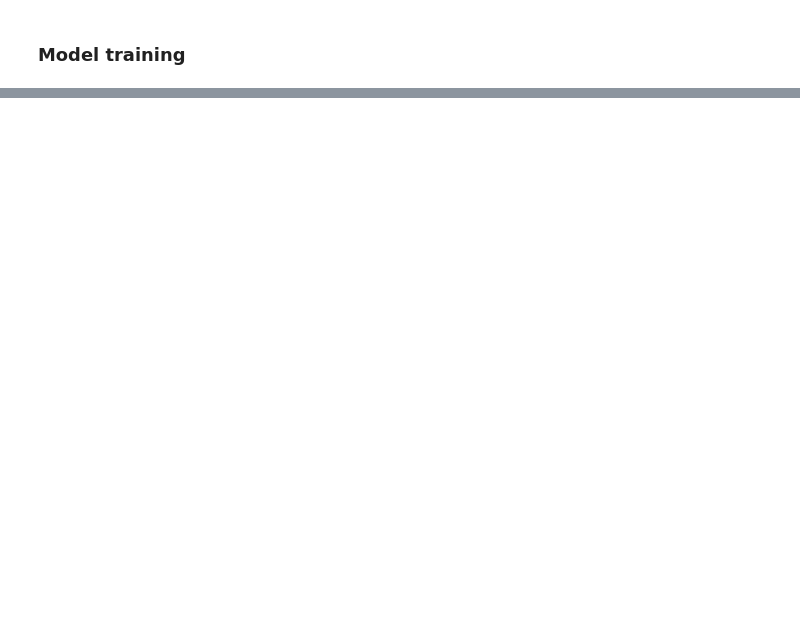
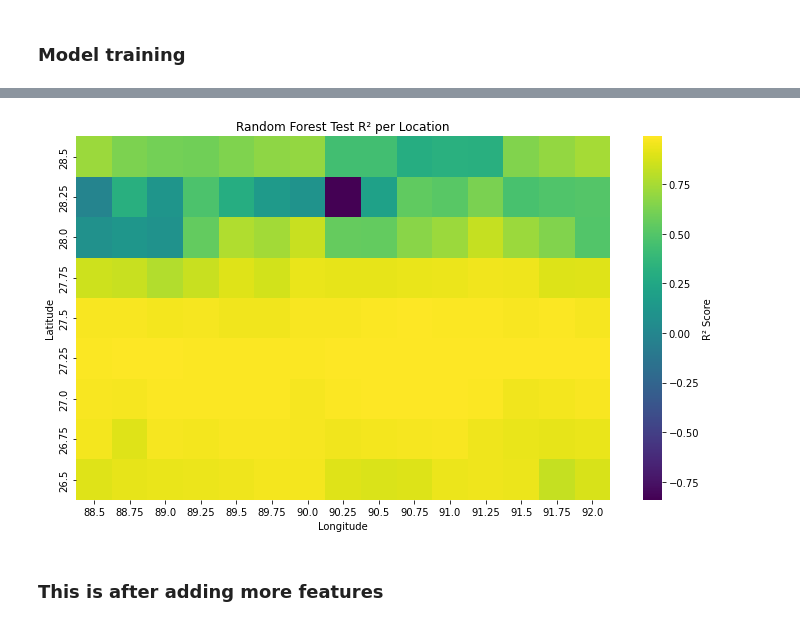
Before and after one commit to marlon-cooh/bhutan_climate_modeling, a Jupyter notebook: code/era5_processing/model.ipynb, the cells around one changed output, grey strips where cells are left out. Drawn from its saved outputs; the diff is of its cells as text; code cells hidden in the pictures; blank space fills up the shorter version.

```diff
--- a/code/era5_processing/model.ipynb
+++ b/code/era5_processing/model.ipynb
@@ -150,0 +71,14 @@ plt.show()
+# %%
+# Copy and prepare
+df = daily_df.copy()
+df['date'] = pd.to_datetime(df['date'])
+df['log_runoff'] = np.log1p(df['surface_runoff'])  # Safe for zero
+features = ['temperature', 'wind_u', 'wind_v', 'precipitation']
+target = 'log_runoff'
+
+# Models to compare
+model_dict = {
+    'linear': LinearRegression(),
+    'random_forest': RandomForestRegressor(n_estimators=50, max_depth=5, random_state=42),
+    'xgboost': xgb.XGBRegressor(n_estimators=50, max_depth=3, random_state=42)
+}
@@ -150,0 +301,22 @@ plt.show()
+# %%
+# Pivot for heatmap
+pivot_r2 = results_df.pivot(index='latitude', columns='longitude', values='r2_test')
+
+# R² heatmap
+plt.figure(figsize=(10, 6))
+sns.heatmap(
+    pivot_r2.sort_index(ascending=False),  # flip latitude for top-down view
+    cmap='viridis',
+    annot=False,
+    cbar_kws={'label': 'R² Score'}
+)
+
+plt.title("Random Forest Test R² per Location")
+plt.xlabel("Longitude")
+plt.ylabel("Latitude")
+plt.tight_layout()
+plt.show()
+# %% [output]
+[figure, added]
+# %% [markdown]
+### This is after adding more features
```
Also changed, not shown: parts of 23 cells of this notebook.
